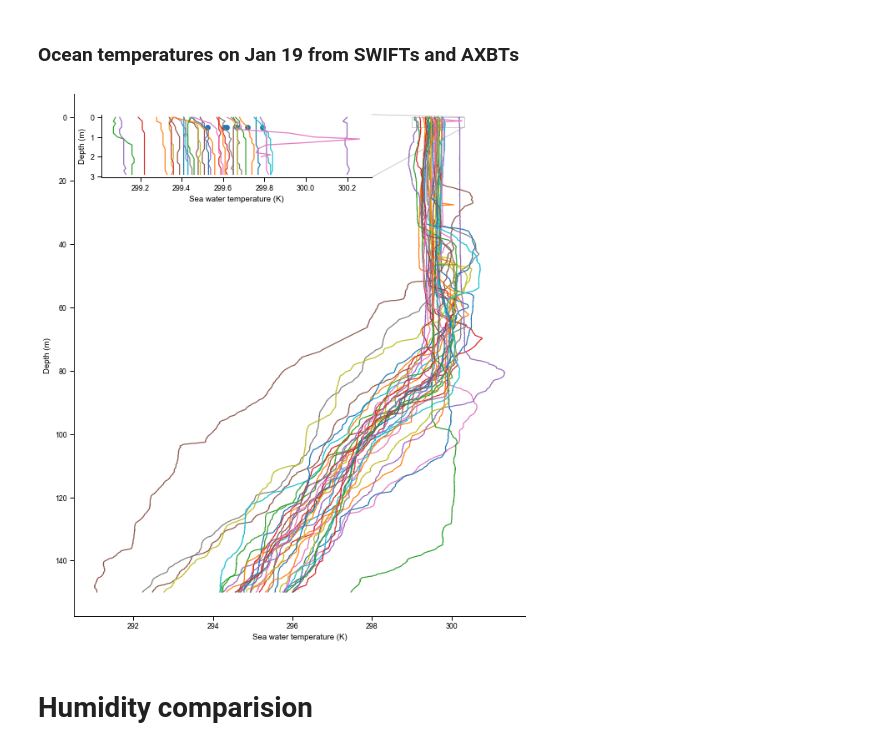
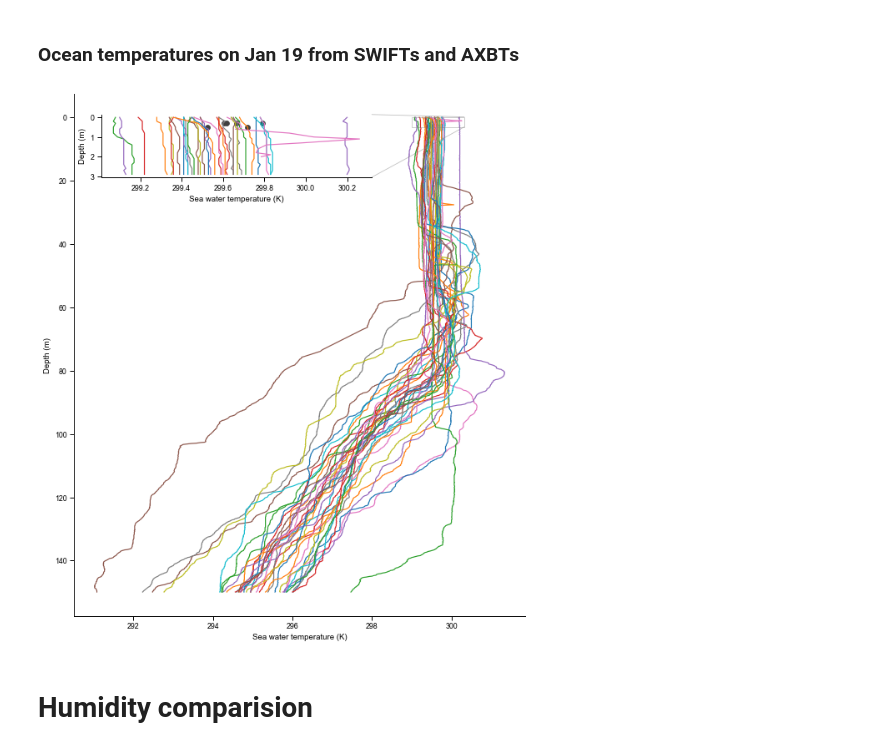
Before and after one commit to RobertPincus/atomic-p3-data-paper, a Jupyter notebook: Figures.ipynb, the cells around one changed output. Cells and saved outputs as stored; diff of their text form; code cells hidden in the pictures.

Commit message:
Depth of SWIFT temperature measurement refined

```diff
--- a/Figures.ipynb
+++ b/Figures.ipynb
@@ -377,35 +380,38 @@ if saveFigs:
 # %%
 sns.set_context("paper")
 fig, ax = plt.subplots(figsize=[8.3, 9.4])
 axbt_1day   = axbts.sel(time="2020-01-19")
 # Swift data at mean of AXBT times
 swifts_1day = [s.sel(time = axbt_1day.time.mean(), method = "nearest") for s in swifts]
 
 axbt_1day.temperature.where(axbt_1day.depth < 150).plot.line(y="depth",
                                                              add_legend=False, yincrease=False)
 ax.set_xlabel("Sea water temperature (K)")
 ax.set_ylabel("Depth (m)")
 sns.despine()
 
 #
 # Inset plot! https://matplotlib.org/3.1.1/gallery/subplots_axes_and_figures/zoom_inset_axes.html
 #
 axin = ax.inset_axes([0.06, 0.84, 0.6, 0.12])
 axin.scatter([s.sea_water_temperature.values + 273.15 for s in swifts_1day],
-             [0.5 for s in swifts],
+             # SWIFTs 16 and 17 report water temperature at 0.5 m depth; SWIFTs 23-25 report at 0.3 m
+             # See the variable long_name or  Tables 8 and 9 of Quinn et al.
+             [0.5 if '0.5' in s.sea_water_temperature.long_name else 0.3 for s in swifts_1day],
+             color="0.25",
              s = 1.5 * plt.rcParams['lines.markersize'] ** 2)
 axbt_1day.temperature.where(axbt_1day.depth < 3).plot.line(y="depth",
                                                            add_legend=False, yincrease=False, ax = axin)
 axin.set_xlabel("Sea water temperature (K)")
 axin.set_ylabel("Depth (m)")
 sns.despine(ax=axin)
 ax.indicate_inset_zoom(axin)
 
 plt.tight_layout()
 if saveFigs:
     fig.savefig(figDir.joinpath("AXBTs-and-SWIFTS.pdf"), dpi=600, transparent=True, bbox_inches = "tight")
 # %% [output]
-[figure, old version]
+[figure, new version]
 # %% [markdown]
 # Humidity comparision
 # %%
```
Also changed, not shown: parts of 1 cell of this notebook.
